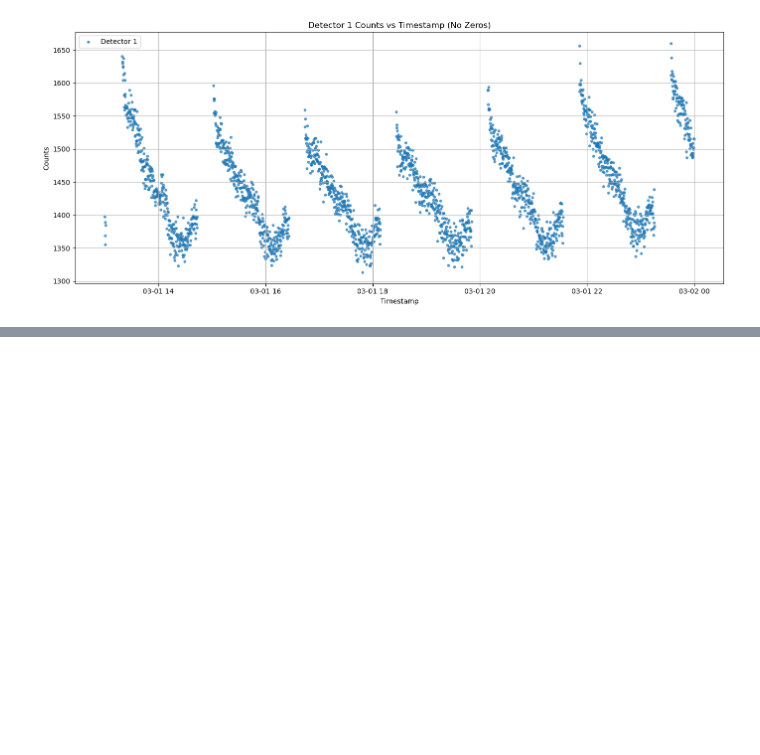
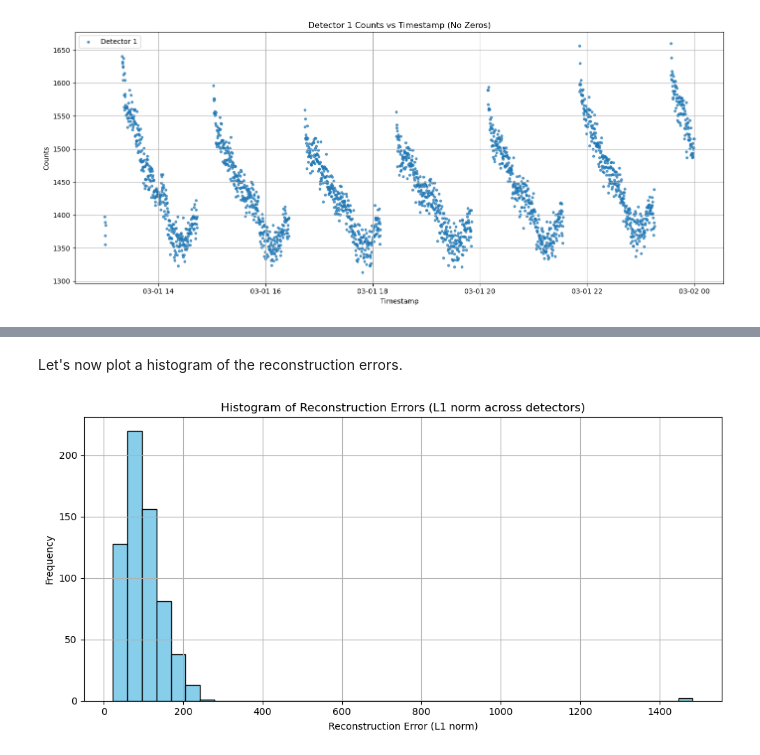
Before and after one commit to ClotanPaul/AI_industry, a Jupyter notebook: Project/model training.ipynb, the cells around one changed output, grey strips where cells are left out. Drawn from its saved outputs; the diff is of its cells as text; code cells hidden in the pictures; blank space fills up the shorter version.

Commit message:
Added histogram of reconstruction errors

```diff
--- a/Project/model training.ipynb
+++ b/Project/model training.ipynb
@@ -531,0 +532,16 @@ plt.show()
+# %% [markdown]
+Let's now plot a histogram of the reconstruction errors.
+# %%
+# Compute reconstruction errors (L1 norm per sample, for all detectors)
+reconstruction_errors = np.sum(np.abs(mu_pred_inv - y_test_inv), axis=1)
+
+plt.figure(figsize=(10, 5))
+plt.hist(reconstruction_errors, bins=40, color='skyblue', edgecolor='black')
+plt.title("Histogram of Reconstruction Errors (L1 norm across detectors)")
+plt.xlabel("Reconstruction Error (L1 norm)")
+plt.ylabel("Frequency")
+plt.grid(True)
+plt.tight_layout()
+plt.show()
+# %% [output]
+[figure, added]
```
Also changed, not shown: parts of 5 cells of this notebook, 1 other file.
